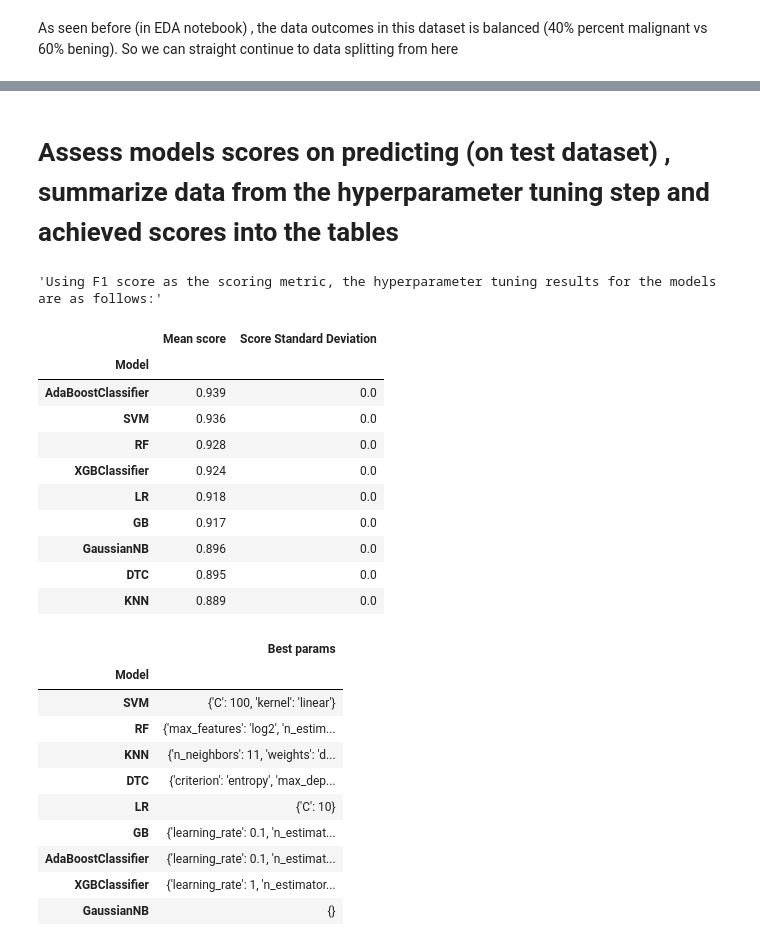
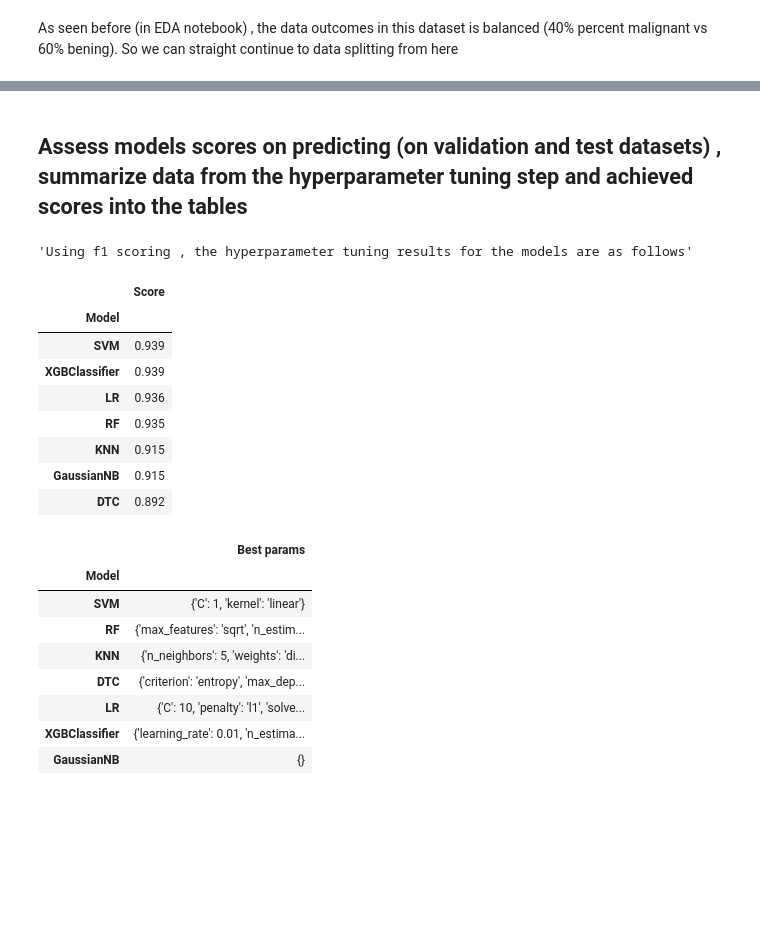
Before and after one commit to lmanov1/CancerPrediction, a Jupyter notebook: 5_ModelTraining.ipynb, the cells around one changed output, grey strips where cells are left out. Cells and saved outputs as stored; diff of their text form; code cells hidden in the pictures; blank space fills up the shorter version.

Commit message:
fine tuning

```diff
--- a/5_ModelTraining.ipynb
+++ b/5_ModelTraining.ipynb
@@ -98,13 +83,19 @@ def estimator_function(models_opt, X , y , scoring = 'f1'):
 # %%
 # Here we define the models to be used for binary classification of the data
 # and parameters for hyperparameter tuning using GridSearchCV and k-fold cross validation
-SVM_params = {'C':[0.001, 0.1, 10, 100], 'kernel':['rbf' ,'linear', 'poly', 'sigmoid']}   # support vector machine
-RF_params = {'n_estimators':[10, 100, 1000], 'max_features':['sqrt', 'log2']}       # random forest
+SVM_params = {'C':[0.001, 0.1, 1, 10, 100 , 200], 'kernel':['rbf' ,'linear', 'poly', 'sigmoid']}   # support vector machine
+RF_params = {'n_estimators':[10, 100, 1000], 'max_features':['sqrt', 'log2']}
+# RF_params = { 'max_depth':[3,5,10],             # random forest
+#               'n_estimators':[10,100,200],
+#               'criterion' : ['gini', 'entropy', 'log_loss'],
+#               'max_features':['sqrt', 'log2'],
+#               'min_samples_leaf':[1,2,3],
+#               'min_samples_split':[1,2,3]}
 KNN_params = {'n_neighbors':[3, 5, 7, 9, 11], 'weights':['uniform', 'distance']}    # k-nearest neighbors
 DTC_params = {'criterion':['entropy', 'gini'], 'max_depth':[10, 50, 100]}    # decision tree classifier
-LR_params = {'C':[0.001, 0.1, 1, 10, 100]}                                   # logistic regression
-GB_params = {'n_estimators':[50, 100, 500], 'learning_rate':[0.01, 0.1, 1]}  # gradient boosting classifier
-AdaBoostClassifier_params = {'n_estimators':[50, 100, 500], 'learning_rate':[0.01, 0.1, 1]}  # AdaBoost classifier
+LR_params = {'C':[0.001, 0.1, 1, 10, 100], 'penalty': ['l1','l2'], 'solver': ['lbfgs', 'liblinear'] }                                   # logistic regression
+#GB_params = {'n_estimators':[50, 100, 500], 'learning_rate':[0.01, 0.1, 1]}  # gradient boosting classifier
+#AdaBoostClassifier_params = {'n_estimators':[50, 100, 500], 'learning_rate':[0.01, 0.1, 1]}  # AdaBoost classifier
 XGBClassifier_params = {'n_estimators':[50, 100, 500], 'learning_rate':[0.01, 0.1, 1]}  # XGBoost classifier
 
 svm = SVC()
@@ -112,8 +103,8 @@ rfc = RandomForestClassifier()
 knn = KNeighborsClassifier()
 dtc = DecisionTreeClassifier()
 lr = LogisticRegression()
-gbc = GradientBoostingClassifier()
-adac = AdaBoostClassifier()
+#gbc = GradientBoostingClassifier()
+#adac = AdaBoostClassifier()
 xgboostc = xgb.XGBClassifier()
 gnb = GaussianNB()
 
@@ -124,10 +115,12 @@ models_to_tune = [
     ('KNN', knn, KNN_params),
     ('DTC', dtc, DTC_params),
     ('LR', lr, LR_params),
-    ('GB', gbc, GB_params),
-    ('AdaBoostClassifier', adac, AdaBoostClassifier_params),
+    #('GB', gbc, GB_params),
+    #('AdaBoostClassifier', adac, AdaBoostClassifier_params),
     ('XGBClassifier', xgboostc, XGBClassifier_params),
     ('GaussianNB', gnb, {})]
 # %%
-names, results , best_params , models  = estimator_function(models_to_tune, X_train , y_train  )
+hyperparameters_scoring='f1' # 'f1'
+names, results , best_params , models  = estimator_function(models_to_tune, X_train , y_train ,\
+                                hyperparameters_scoring , 5 )
 # %% [output]
@@ -179,5 +161,5 @@ Fitting 5 folds for each of 1 candidates, totalling 5 fits
 # %% [markdown]
-# Assess models scores on predicting (on test dataset) , summarize data from the hyperparameter tuning step and achieved scores  into the tables
+## Assess models scores on predicting (on validation and test datasets) , summarize data from the hyperparameter tuning step and achieved scores  into the tables
 # %%
 
 hyperparameter_tuning_scores_df = pd.DataFrame()
@@ -186,7 +168,7 @@ model_objects_dict = {}
 
 for name, cv_result , param , model    in zip(names, results, best_params , models):
         # handle the results (cross-validation scores)
-        dict = {'Model': name, 'Mean score': cv_result.mean().round(3), 'Score Standard Deviation': cv_result.std().round(3)}
+        dict = {'Model': name, 'Score': cv_result.mean().round(3)}
         row = pd.DataFrame([dict])
         # append the results to the hyperparameter_tuning_scores_df
         hyperparameter_tuning_scores_df = pd.concat([hyperparameter_tuning_scores_df, row], axis=0)
@@ -201,38 +183,34 @@ for name, cv_result , param , model    in zip(names, results, best_params , mode
 
 hyperparameter_tuning_scores_df.reset_index(drop=True, inplace=True)
 hyperparameter_tuning_scores_df.set_index('Model', inplace=True)
-hyperparameter_tuning_scores_df.sort_values(by='Mean score', ascending=False, inplace=True)
+hyperparameter_tuning_scores_df.sort_values(by='Score', ascending=False, inplace=True)
 hyperparameter_tuning_scores_df.to_pickle('IntermidiateData/5_Hyperparameter_Tuning_Results.pkl')
 model_params_df.set_index('Model', inplace=True)
 model_params_df.to_pickle('IntermidiateData/5_Model_Best_Params.pkl')
 # %%
-display("Using F1 score as the scoring metric, the hyperparameter tuning results for the models are as follows:")
-display(hyperparameter_tuning_scores_df.sort_values(by='Mean score', ascending=False))
+display(f"Using {hyperparameters_scoring} scoring , the hyperparameter tuning results for the models are as follows")
+display(hyperparameter_tuning_scores_df.sort_values(by='Score', ascending=False))
 display(model_params_df)
 #display(model_objects_dict)
 # %% [output]
-'Using F1 score as the scoring metric, the hyperparameter tuning results for the models are as follows:'
+'Using f1 scoring , the hyperparameter tuning results for the models are as follows'
-|  | Mean score | Score Standard Deviation |
-| Model |  |  |
-| AdaBoostClassifier | 0.939 | 0.0 |
-| SVM | 0.936 | 0.0 |
-| RF | 0.928 | 0.0 |
-| XGBClassifier | 0.924 | 0.0 |
-| LR | 0.918 | 0.0 |
-| GB | 0.917 | 0.0 |
-| GaussianNB | 0.896 | 0.0 |
-| DTC | 0.895 | 0.0 |
-| KNN | 0.889 | 0.0 |
+|  | Score |
+| Model |  |
+| SVM | 0.939 |
+| XGBClassifier | 0.939 |
+| LR | 0.936 |
+| RF | 0.935 |
+| KNN | 0.915 |
+| GaussianNB | 0.915 |
+| DTC | 0.892 |
 |  | Best params |
 | Model |  |
-| SVM | {'C': 100, 'kernel': 'linear'} |
-| RF | {'max_features': 'log2', 'n_estim... |
-| KNN | {'n_neighbors': 11, 'weights': 'd... |
+| SVM | {'C': 1, 'kernel': 'linear'} |
+| RF | {'max_features': 'sqrt', 'n_estim... |
+| KNN | {'n_neighbors': 5, 'weights': 'di... |
 | DTC | {'criterion': 'entropy', 'max_dep... |
-| LR | {'C': 10} |
-| GB | {'learning_rate': 0.1, 'n_estimat... |
-| AdaBoostClassifier | {'learning_rate': 0.1, 'n_estimat... |
-| XGBClassifier | {'learning_rate': 1, 'n_estimator... |
+| LR | {'C': 10, 'penalty': 'l1', 'solve... |
+| XGBClassifier | {'learning_rate': 0.01, 'n_estima... |
 | GaussianNB | {} |
 # %%
 # prepare code  measuring performance of the models
```
Also changed, not shown: parts of 15 cells of this notebook, 2 other files.
